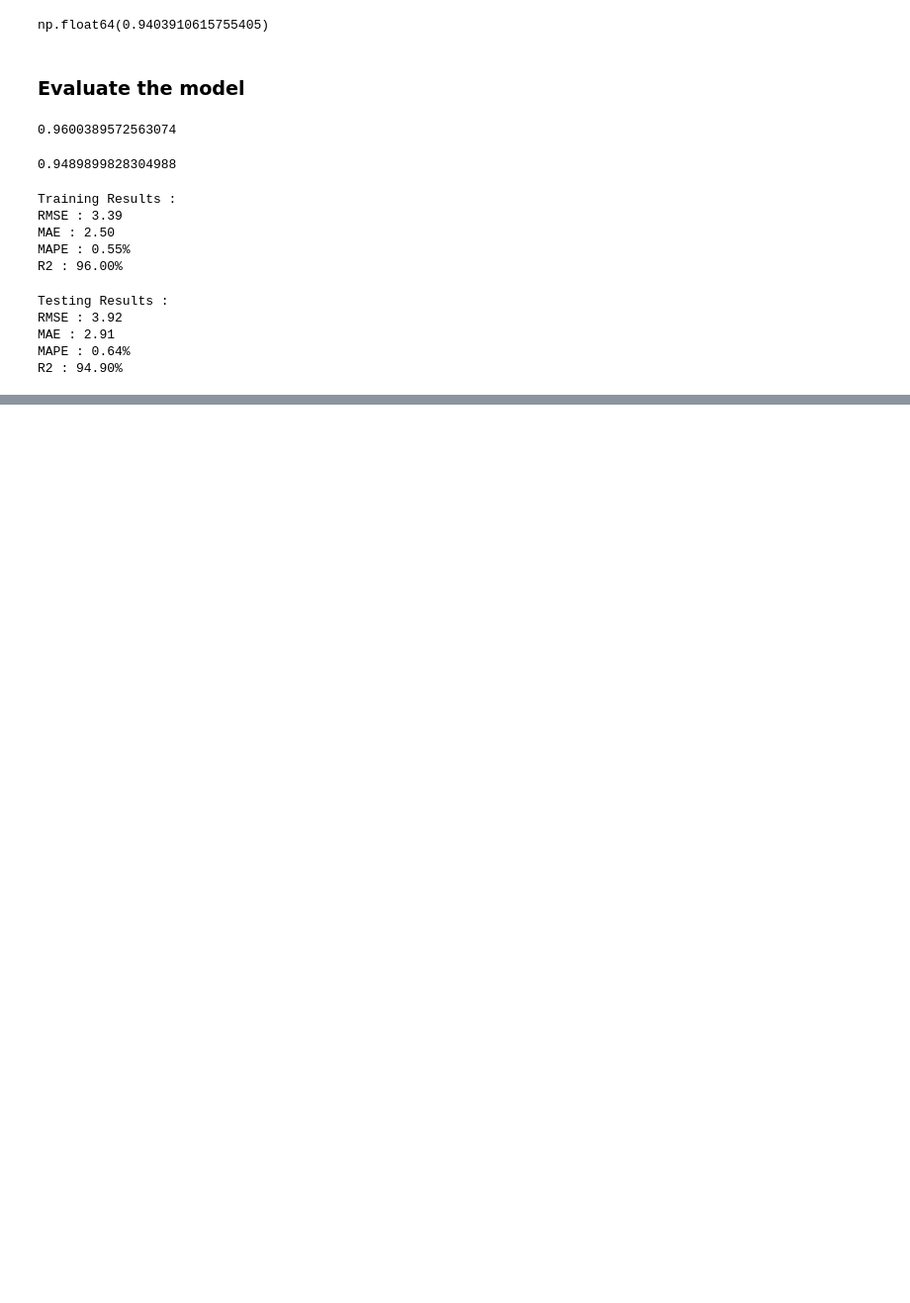
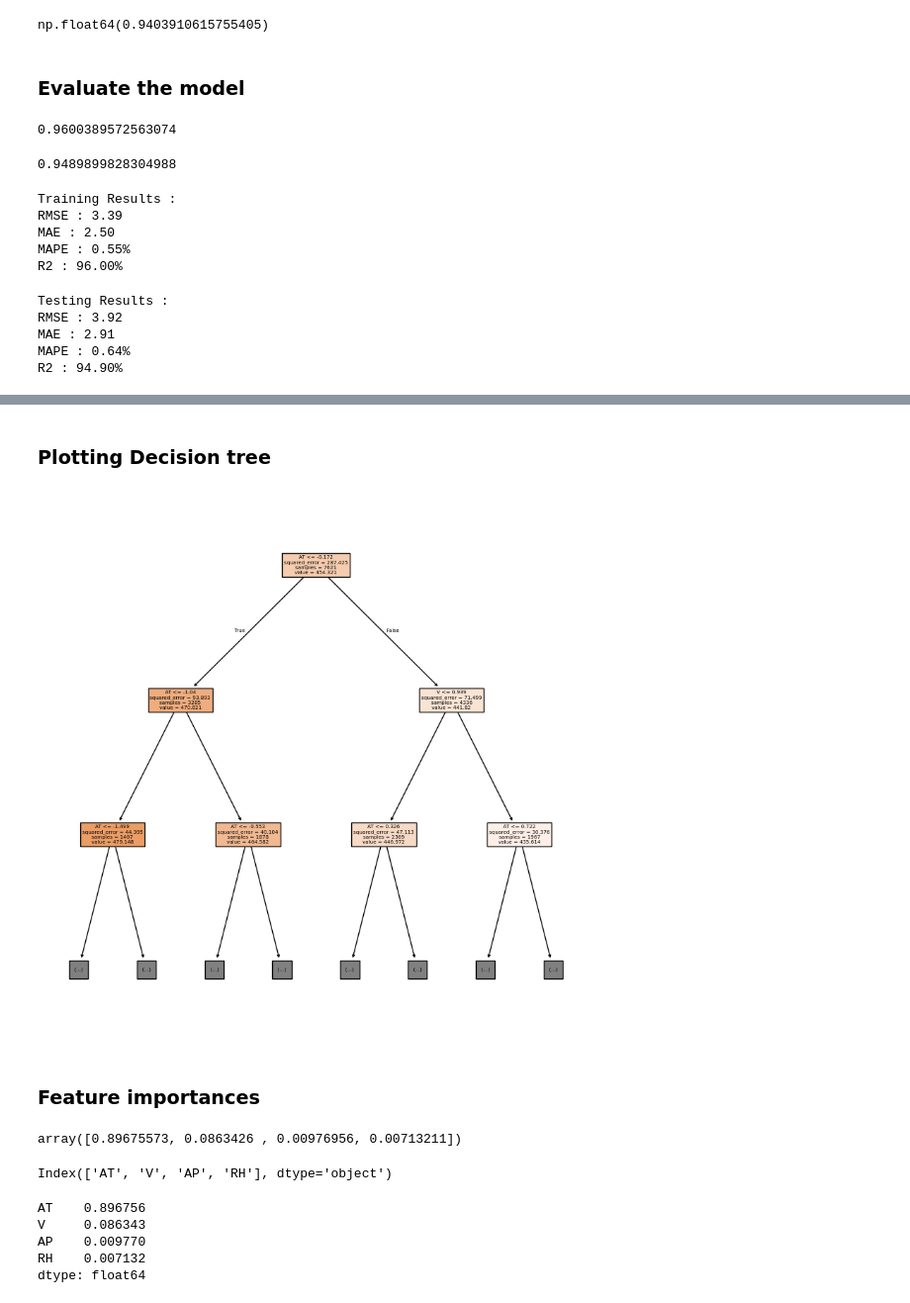
Before and after one commit to DhanashreeAmbekar/Machine-Learning, a Jupyter notebook: Decision Tree Regression/DTR.ipynb, the cells around one changed output, grey strips where cells are left out. Shown: that part at 99% size. Drawn from its saved outputs; the diff is of its cells as text; code cells hidden in the pictures; blank space fills up the shorter version.

Commit message:
Decision Tree Regression

```diff
--- a/Decision Tree Regression/DTR.ipynb
+++ b/Decision Tree Regression/DTR.ipynb
@@ -285,0 +301,29 @@ R2 : 94.90%
+# %% [markdown]
+### Plotting Decision tree
+# %%
+import matplotlib.pyplot as plt
+from sklearn.tree import plot_tree
+plt.figure(figsize=(10, 10))
+plot_tree(best_dtr, feature_names=xtrain.columns, filled=True, max_depth=2)
+plt.show()
+# %% [output]
+[figure, added]
+# %% [markdown]
+### Feature importances
+# %%
+best_dtr.feature_importances_
+# %% [output]
+array([0.89675573, 0.0863426 , 0.00976956, 0.00713211])
+# %%
+xtrain.columns
+# %% [output]
+Index(['AT', 'V', 'AP', 'RH'], dtype='object')
+# %%
+imp = pd.Series(best_dtr.feature_importances_, index=xtrain.columns)
+imp
+# %% [output]
+AT    0.896756
+V     0.086343
+AP    0.009770
+RH    0.007132
+dtype: float64
```
Also changed, not shown: parts of 19 cells of this notebook, 3 other files.
